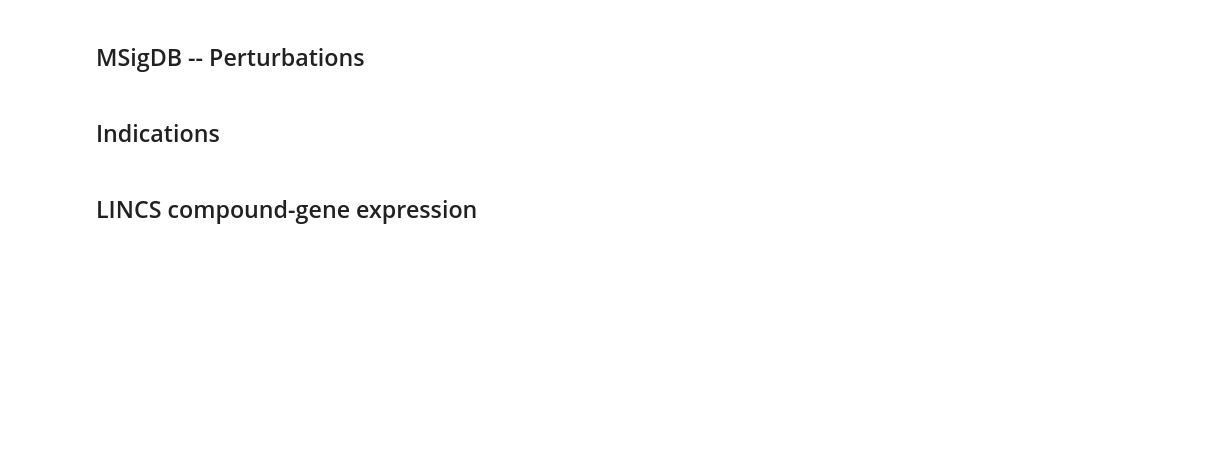
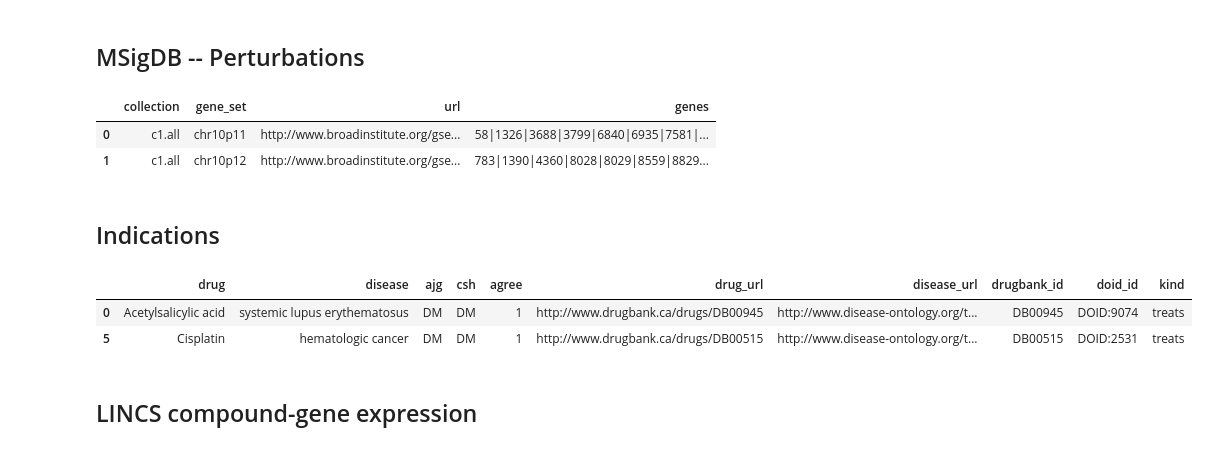
Before and after one commit to dhimmel/integrate, a Jupyter notebook: integrate.ipynb, the cells around one changed output. Drawn from its saved outputs; the diff is of its cells as text; code cells hidden in the pictures; blank space fills up the shorter version.

```diff
--- a/integrate.ipynb
+++ b/integrate.ipynb
@@ -358,10 +434,14 @@ for i, row in erc_df.iterrows():
 # %% [markdown]
 ## MSigDB -- Perturbations
 # %%
-commit = 'e8d73491d6b6e8860b73c641dd05d7db1b749467'
-url = rawgit('dhimmel', 'msigdb', commit, 'data/msigdb_v5.0.tsv')
+commit = '019dc51bf24d79c035741b01b0641c52c10cfabc'
+url = rawgit('dhimmel', 'msigdb', commit, 'data/msigdb.tsv')
 msigdb_df = pandas.read_table(url)
 msigdb_df.head(2)
+# %% [output]
+|  | collection | gene_set | url | genes |
+| 0 | c1.all | chr10p11 | http://www.broadinstitute.org/gse... | 58|1326|3688|3799|6840|6935|7581|... |
+| 1 | c1.all | chr10p12 | http://www.broadinstitute.org/gse... | 783|1390|4360|8028|8029|8559|8829... |
 # %%
 for i, row in msigdb_df[msigdb_df.collection == 'c2.cgp'].iterrows():
     graph.add_node('perturbation', row.gene_set, data={'url': row.url})
@@ -382,2 +456,18 @@ indication_df.head(2)
+# %%
+commit = '2e4d9be7ef911e48fdd10d99628b22098010d935'
+url = rawgit('dhimmel', 'indications', commit, 'curation/pilot/combined.tsv')
+indication_df = pandas.read_table(url)
+indication_df['drugbank_id'] = indication_df.drug_url.map(lambda x: x.rsplit('/', 1)[-1])
+indication_df['doid_id'] = indication_df.disease_url.map(lambda x: x.rsplit('/', 1)[-1].replace('%3A', ':'))
+dm_df = indication_df.query("(ajg == 'DM') and (csh == 'DM')").copy()
+dm_df['kind'] = 'treats'
+sym_df = indication_df.query("(ajg == 'SYM') and (csh == 'SYM')").copy()
+sym_df['kind'] = 'palliates'
+indication_df = pandas.concat([dm_df, sym_df])
+indication_df.head(2)
+# %% [output]
+|  | drug | disease | ajg | csh | agree | drug_url | disease_url | drugbank_id | doid_id | kind |
+| 0 | Acetylsalicylic acid | systemic lupus erythematosus | DM | DM | 1 | http://www.drugbank.ca/drugs/DB00945 | http://www.disease-ontology.org/t... | DB00945 | DOID:9074 | treats |
+| 5 | Cisplatin | hematologic cancer | DM | DM | 1 | http://www.drugbank.ca/drugs/DB00515 | http://www.disease-ontology.org/t... | DB00515 | DOID:2531 | treats |
 # %%
 for i, row in indication_df.iterrows():
```
Also changed, not shown: parts of 62 cells of this notebook, 3 other files.
